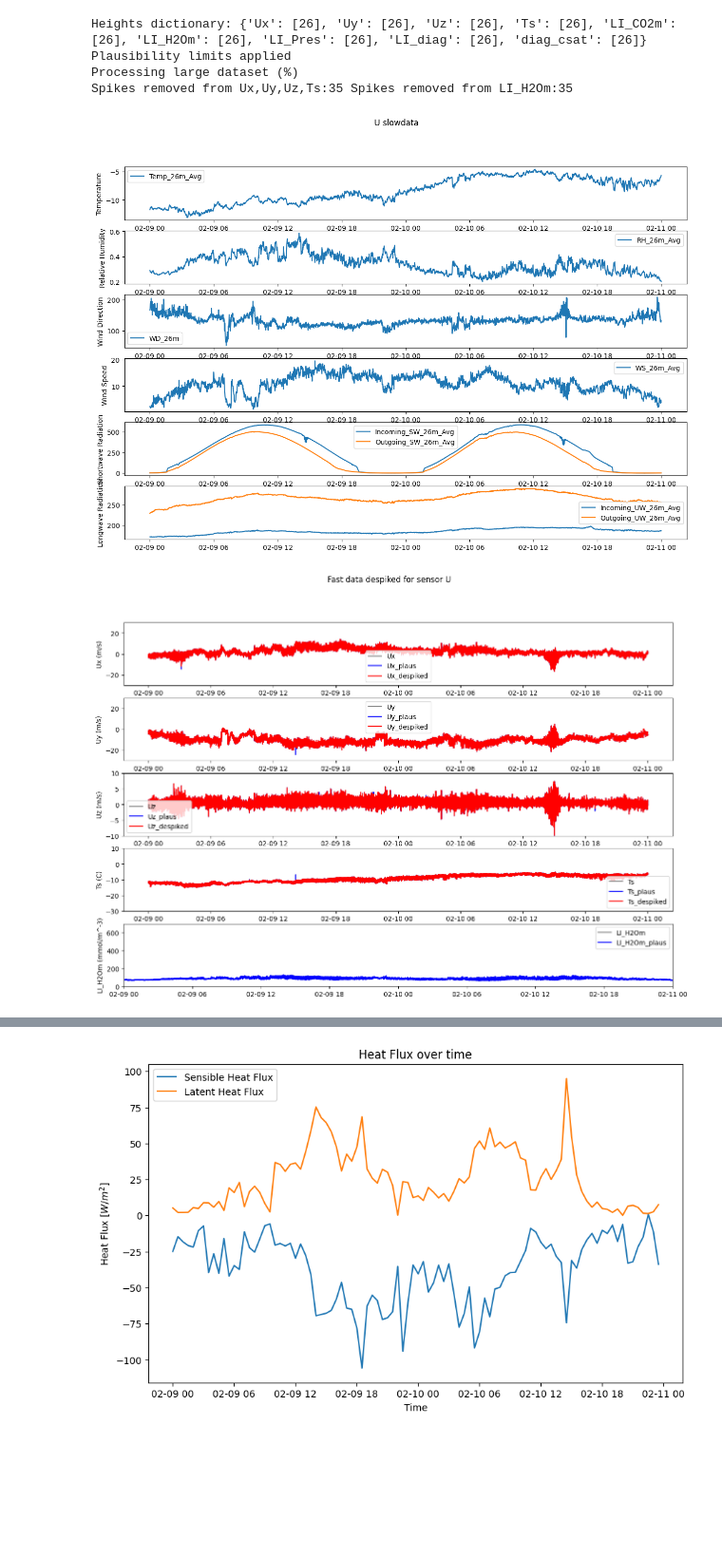
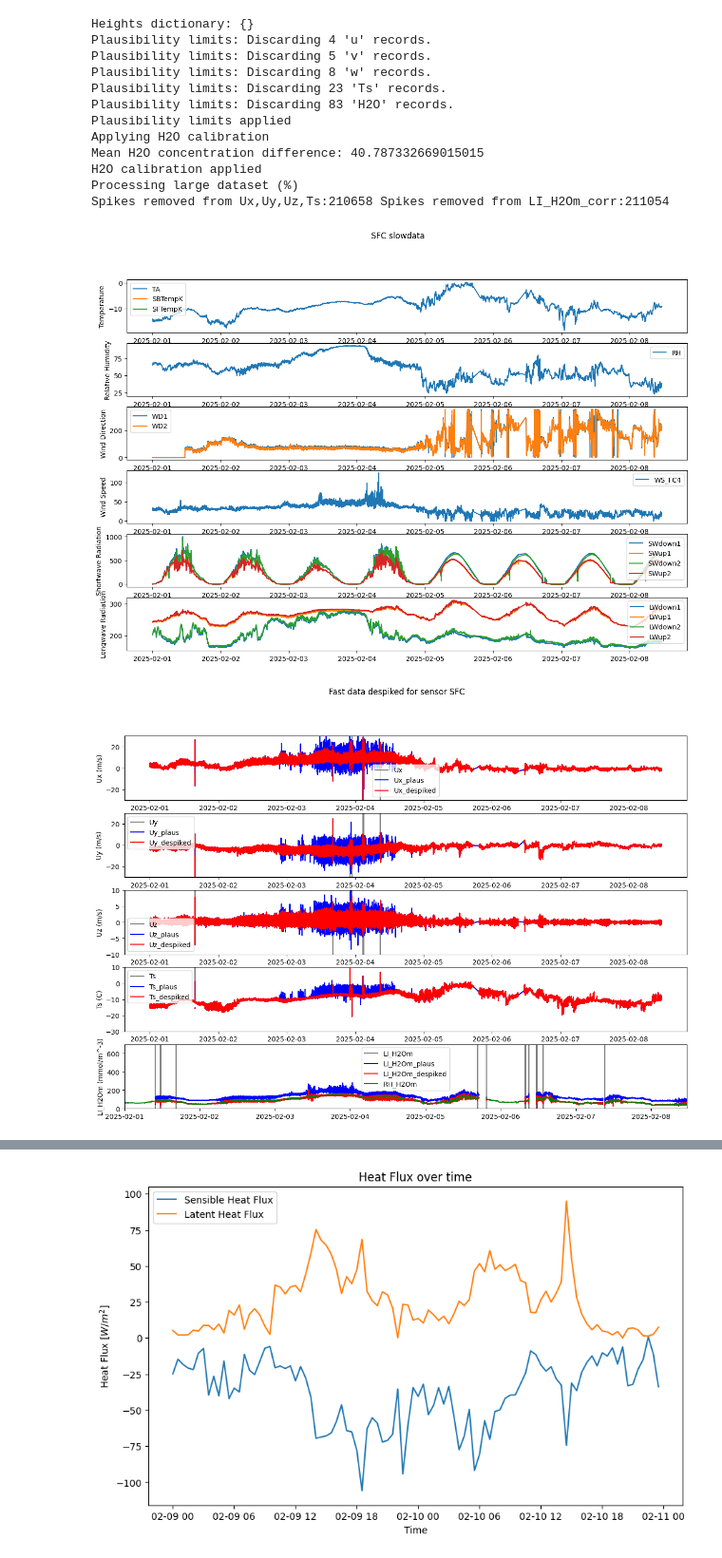
Before and after one commit to Rainette9/DataProcessingScripts, a Jupyter notebook: Processing_main.ipynb, the cells around one changed output, grey strips where cells are left out. Shown at 95% size. Drawn from its saved outputs; the diff is of its cells as text; code cells hidden in the pictures; blank space fills up the shorter version.

```diff
--- a/Processing_main.ipynb
+++ b/Processing_main.ipynb
@@ -31,34 +31,42 @@ from sensor_info import *
 from Func_MRFD import *
 from Func_DR import *
 # %%
-sensor='U'
-start='2025-02-09 00:00'
+sensor='SFC'
+start='2025-02-01 00:00'
 end='2025-02-11 00:00'
 
 """GET SENSOR INFO"""
 plim, calibration_coefficients, heights, folder_name = get_sensor_info(sensor)
 """READ FAST AND SLOW DATA from folder"""
 folder=f'/home/engbers/Documents/PhD/Data/EC/{folder_name}/'
 fastdata=read_data(folder, 'fast', sensor, start, end)
 
 folder=f'/home/engbers/Documents/PhD/Data/EC/{folder_name}/'
 slowdata=read_data(folder, 'slow', sensor, start, end, plot_data=True)
 
 """DESPIKE, PLOT, AND SAVE"""
 despiked_fastdata=despike_fast_MAD(fastdata, slowdata, plim, sensor, calibration_coefficients=calibration_coefficients, plot_despike=True)
 despike_fast_MAD()
 """DOUBLE ROTATE THE DATA TO ALIGN WIND VECTOR WITH X-AXIS"""
 fastdata_rot, angles=double_rotation(despiked_fastdata)
 
 
-""" APPLY MRD TO FIND AVERAGING  TIMESCALE"""
+# """ APPLY MRD TO FIND AVERAGING  TIMESCALE"""
 
-M=16
-(mrd_x, mrd_data, time_middle)=completemrd(fastdata_rot, 'Uz', 'Ts', M, shift=round(int(0.1 * 2**M)), plot=True)
+# M=16
+# (mrd_x, mrd_data, time_middle)=completemrd(fastdata_rot, 'Uz', 'Ts', M, shift=round(int(0.1 * 2**M)), plot=True)
 # %% [output]
-Heights dictionary: {'Ux': [26], 'Uy': [26], 'Uz': [26], 'Ts': [26], 'LI_CO2m': [26], 'LI_H2Om': [26], 'LI_Pres': [26], 'LI_diag': [26], 'diag_csat': [26]}
+Heights dictionary: {}
+Plausibility limits: Discarding 4 'u' records.
+Plausibility limits: Discarding 5 'v' records.
+Plausibility limits: Discarding 8 'w' records.
+Plausibility limits: Discarding 23 'Ts' records.
+Plausibility limits: Discarding 83 'H2O' records.
 Plausibility limits applied
+Applying H2O calibration
+Mean H2O concentration difference: 40.787332669015015
+H2O calibration applied
 Processing large dataset (%)
-Spikes removed from Ux,Uy,Uz,Ts:35 Spikes removed from LI_H2Om:35
+Spikes removed from Ux,Uy,Uz,Ts:210658 Spikes removed from LI_H2Om_corr:211054
-[figure, old version]
+[figure, new version]
-[figure, old version]
+[figure, new version]
```
Also changed, not shown: parts of 3 cells of this notebook, 4 other files.
